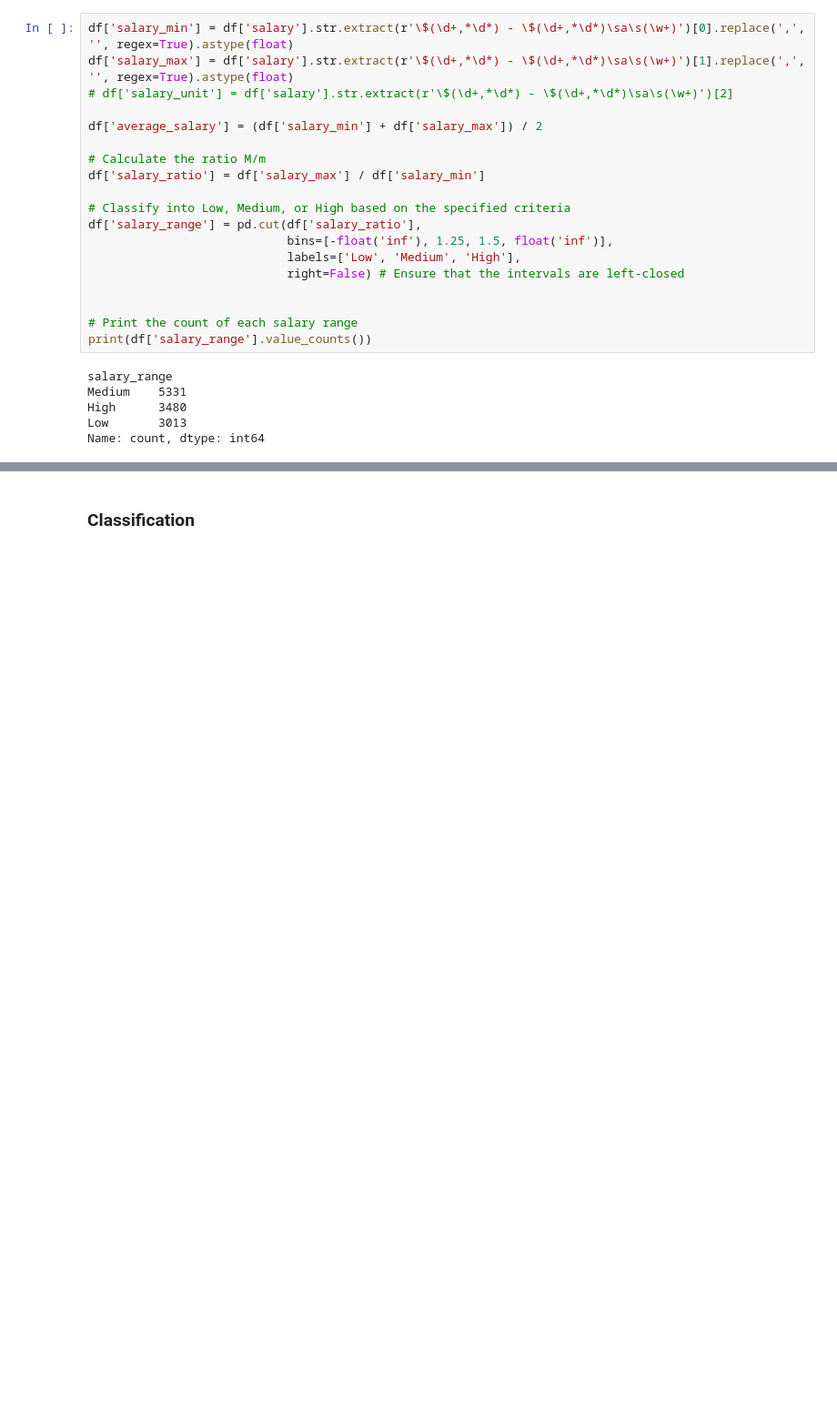
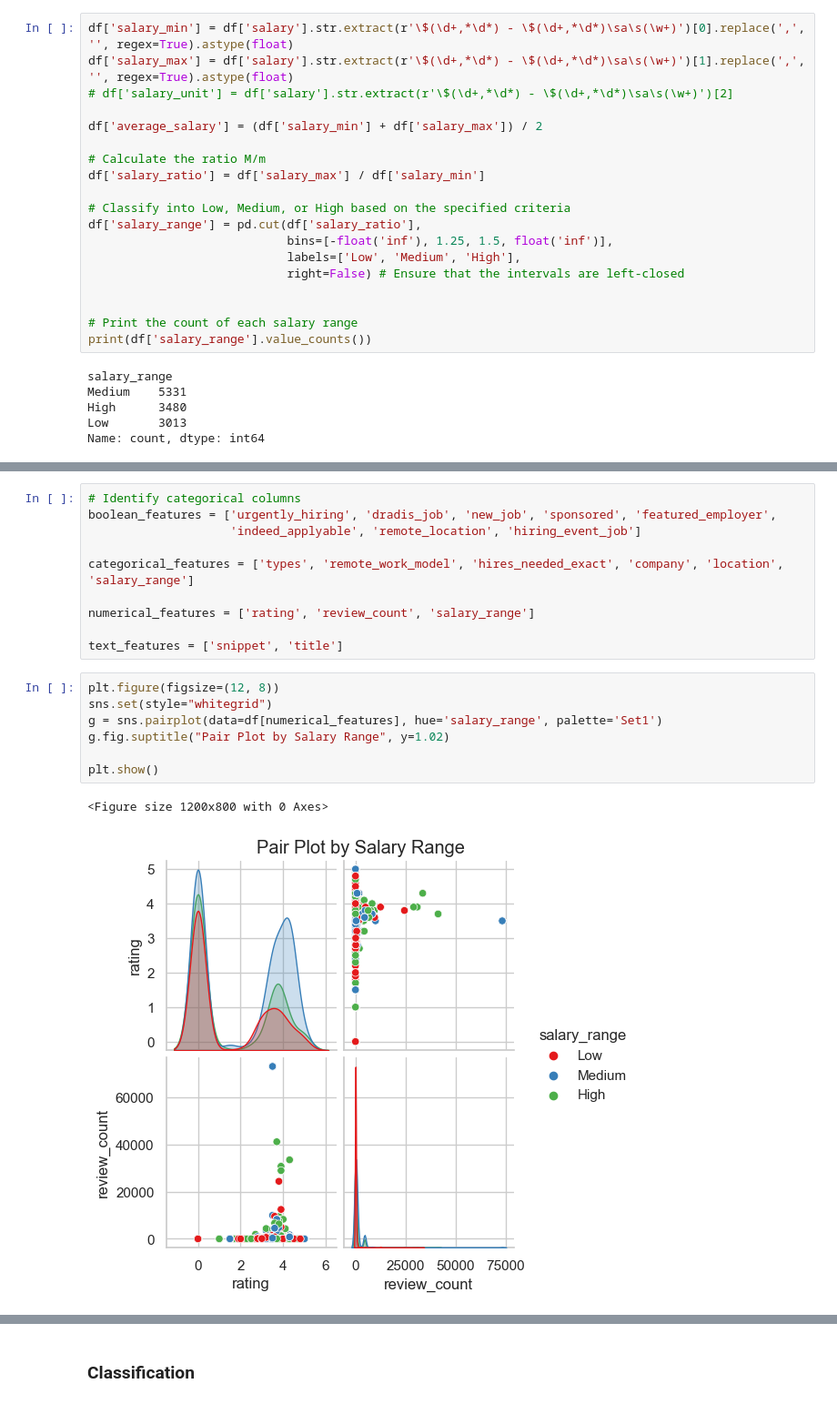
Before and after one commit to VM230705/DM_Final_Project, a Jupyter notebook: classification.ipynb, the cells around one changed output, grey strips where cells are left out. Shown at 91% size. Drawn from its saved outputs; the diff is of its cells as text; blank space fills up the shorter version.

```diff
--- a/classification.ipynb
+++ b/classification.ipynb
@@ -165,0 +166,20 @@ df.drop(['title'], axis=1, inplace=True)
+# %%
+# Identify categorical columns
+boolean_features = ['urgently_hiring', 'dradis_job', 'new_job', 'sponsored', 'featured_employer',
+                    'indeed_applyable', 'remote_location', 'hiring_event_job']
+
+categorical_features = ['types', 'remote_work_model', 'hires_needed_exact', 'company', 'location', 'salary_range']
+
+numerical_features = ['rating', 'review_count', 'salary_range']
+
+text_features = ['snippet', 'title']
+# %%
+plt.figure(figsize=(12, 8))
+sns.set(style="whitegrid")
+g = sns.pairplot(data=df[numerical_features], hue='salary_range', palette='Set1')
+g.fig.suptitle("Pair Plot by Salary Range", y=1.02)
+
+plt.show()
+# %% [output]
+<Figure size 1200x800 with 0 Axes>
+[figure, added]
```
Also changed, not shown: parts of 30 cells of this notebook, 1 other file.
